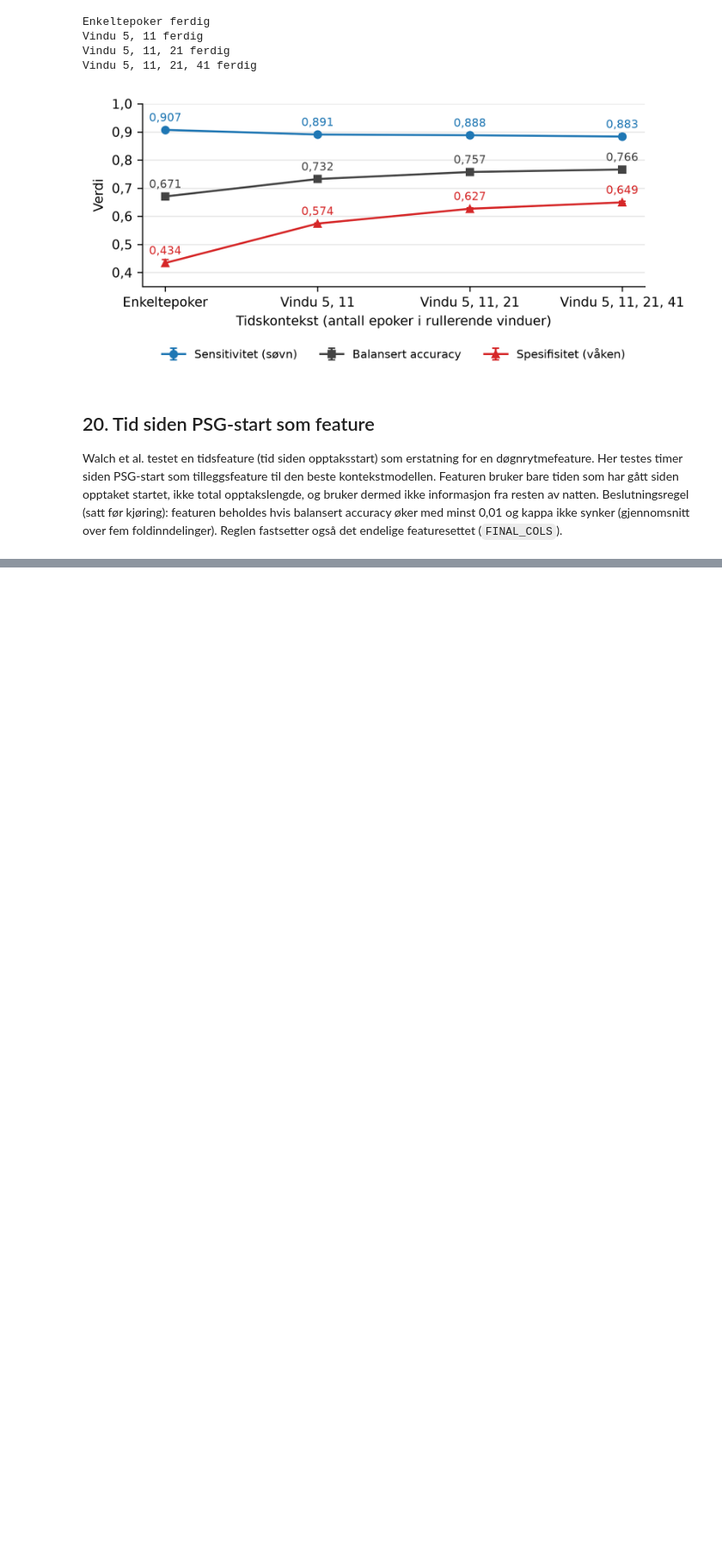
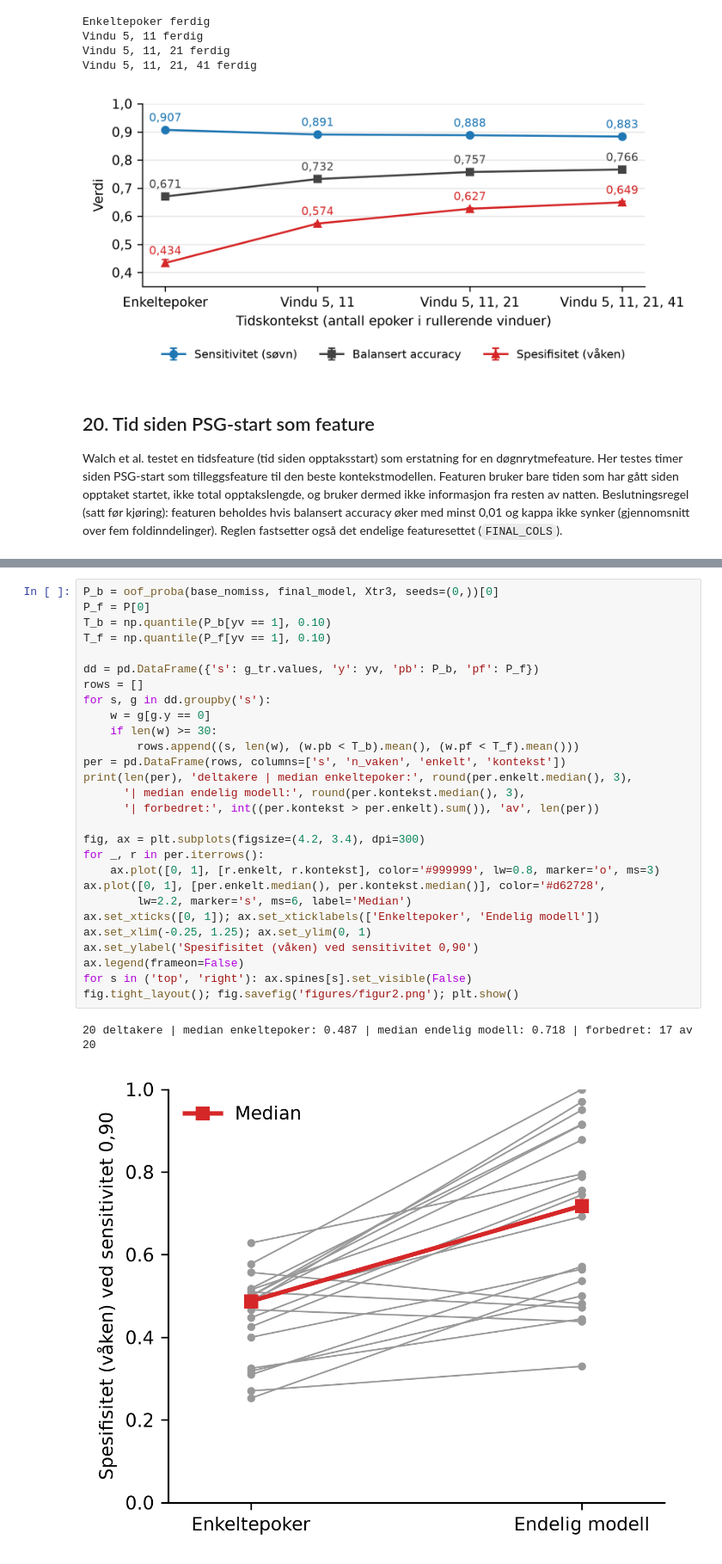
Before and after one commit to LaCodeNor/IT6119, a Jupyter notebook: final_project_laho.ipynb, the cells around one changed output, grey strips where cells are left out. Shown at 86% size. Drawn from its saved outputs; the diff is of its cells as text; blank space fills up the shorter version.

Commit message:
feat(figures): add per-subject specificity figure and table (development data only)

```diff
--- a/final_project_laho.ipynb
+++ b/final_project_laho.ipynb
@@ -774,0 +818,31 @@ Tid siden start brukes: True | antall features: 23
+# %%
+P_b = oof_proba(base_nomiss, final_model, Xtr3, seeds=(0,))[0]
+P_f = P[0]
+T_b = np.quantile(P_b[yv == 1], 0.10)
+T_f = np.quantile(P_f[yv == 1], 0.10)
+
+dd = pd.DataFrame({'s': g_tr.values, 'y': yv, 'pb': P_b, 'pf': P_f})
+rows = []
+for s, g in dd.groupby('s'):
+    w = g[g.y == 0]
+    if len(w) >= 30:
+        rows.append((s, len(w), (w.pb < T_b).mean(), (w.pf < T_f).mean()))
+per = pd.DataFrame(rows, columns=['s', 'n_vaken', 'enkelt', 'kontekst'])
+print(len(per), 'deltakere | median enkeltepoker:', round(per.enkelt.median(), 3),
+      '| median endelig modell:', round(per.kontekst.median(), 3),
+      '| forbedret:', int((per.kontekst > per.enkelt).sum()), 'av', len(per))
+
+fig, ax = plt.subplots(figsize=(4.2, 3.4), dpi=300)
+for _, r in per.iterrows():
+    ax.plot([0, 1], [r.enkelt, r.kontekst], color='#999999', lw=0.8, marker='o', ms=3)
+ax.plot([0, 1], [per.enkelt.median(), per.kontekst.median()], color='#d62728',
+        lw=2.2, marker='s', ms=6, label='Median')
+ax.set_xticks([0, 1]); ax.set_xticklabels(['Enkeltepoker', 'Endelig modell'])
+ax.set_xlim(-0.25, 1.25); ax.set_ylim(0, 1)
+ax.set_ylabel('Spesifisitet (våken) ved sensitivitet 0,90')
+ax.legend(frameon=False)
+for s in ('top', 'right'): ax.spines[s].set_visible(False)
+fig.tight_layout(); fig.savefig('figures/figur2.png'); plt.show()
+# %% [output]
+20 deltakere | median enkeltepoker: 0.487 | median endelig modell: 0.718 | forbedret: 17 av 20
+[figure, added]
```
Also changed, not shown: parts of 9 cells of this notebook, 1 other file.
